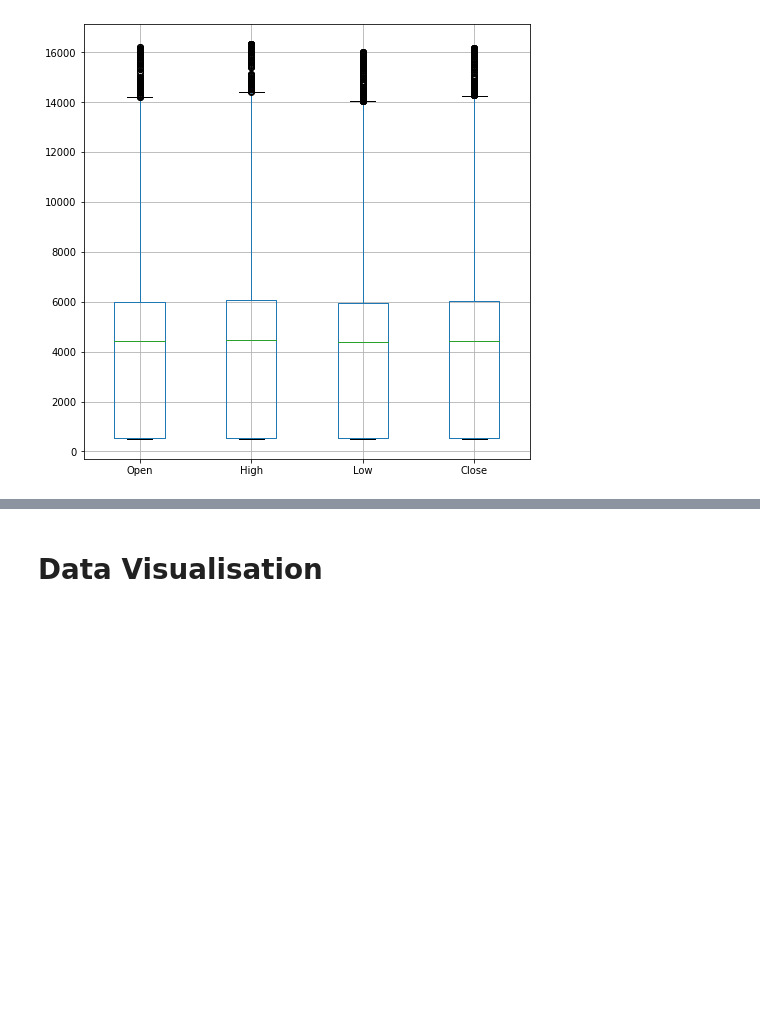
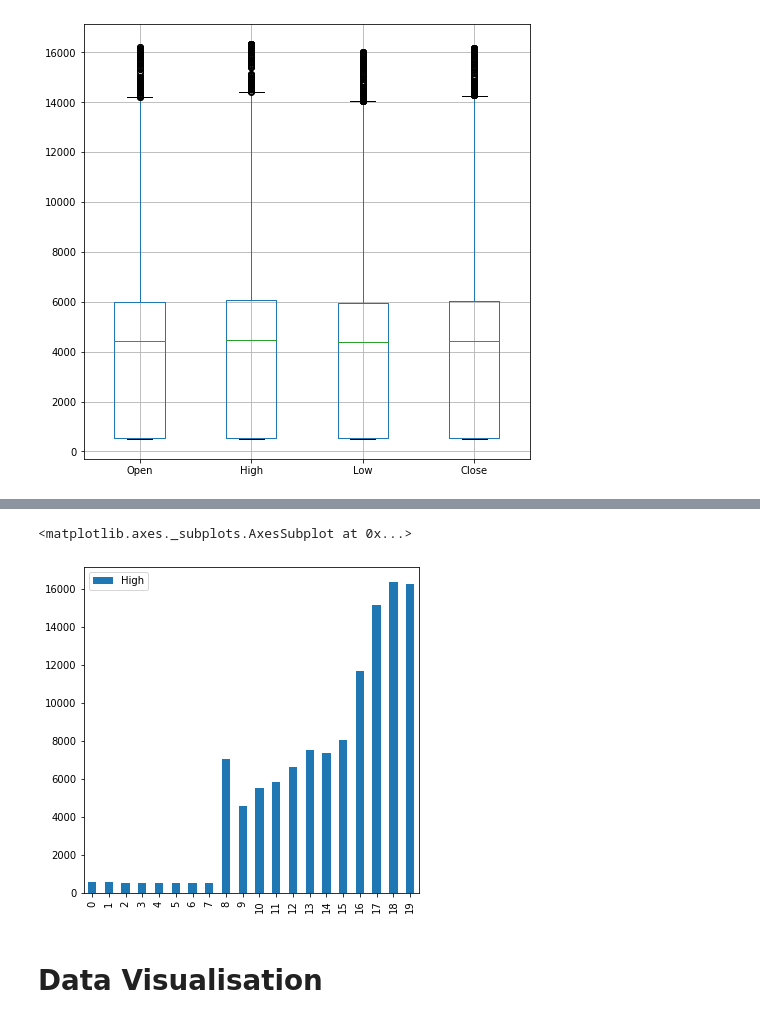
Before and after one commit to Preeti27092000/nestle_linear_reg_capstone, a Jupyter notebook: nestle_inear_reg_capstone.ipynb, the cells around one changed output, grey strips where cells are left out. Cells and saved outputs as stored; diff of their text form; code cells hidden in the pictures; blank space fills up the shorter version.

```diff
--- a/nestle_inear_reg_capstone.ipynb
+++ b/nestle_inear_reg_capstone.ipynb
@@ -431,0 +480,3 @@ df_nestle1.boxplot()
+# %%
+df_nestle_copy[['Year','Month','Day']] = df_nestle_copy[['Year','Month','Day']].astype(np.number)
+df_nestle_copy.dtypes
@@ -431,0 +640,3 @@ df_nestle1.boxplot()
+# %%
+df_nestle_max_high = pd.DataFrame(d.items(),columns = ['Year','High'])
+df_nestle_max_high
@@ -432,3 +661,8 @@ df_nestle1.boxplot()
+# %%
+df_nestle_max_high.plot.bar()
+# %% [output]
+<matplotlib.axes._subplots.AxesSubplot at 0x...>
+[figure, added]
 # %%
 # to make line graphs ,'Date' column is needed to be at index so we use set_index method to change index to 'Date'
 df_nestle = df_nestle.set_index('Date')
```
Also changed, not shown: parts of 12 cells of this notebook.
